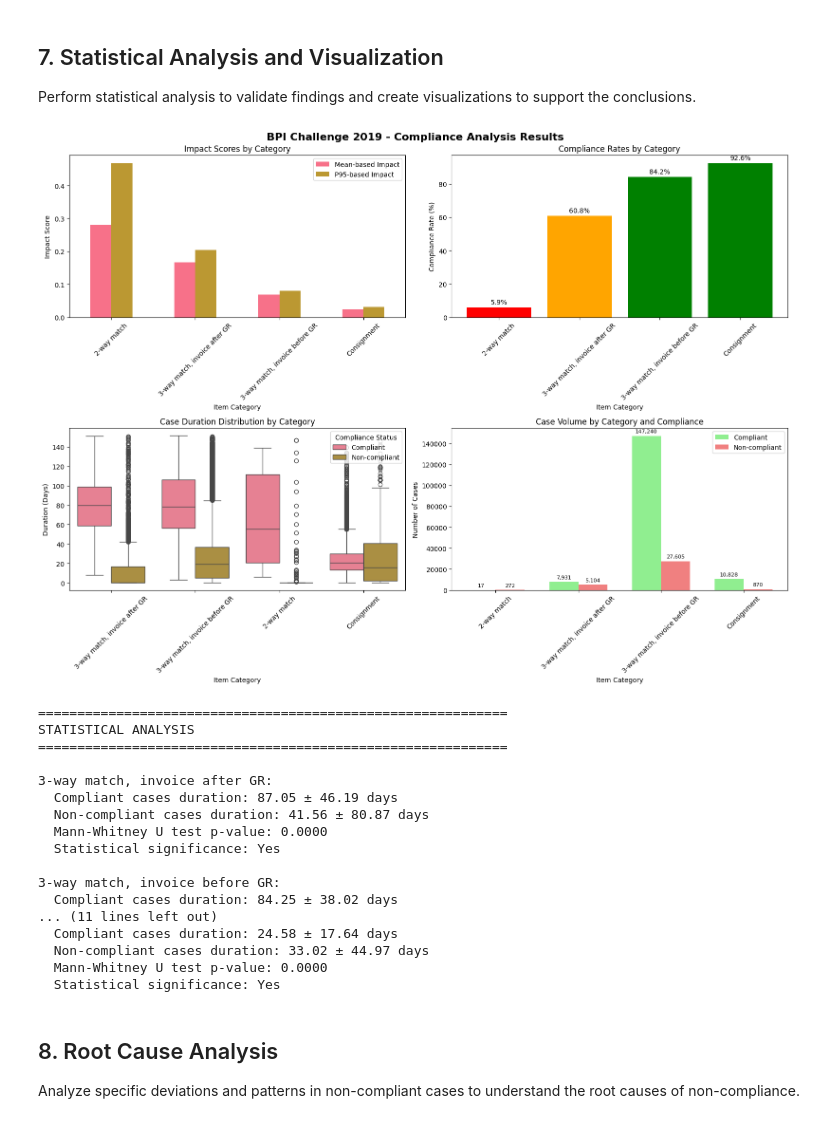
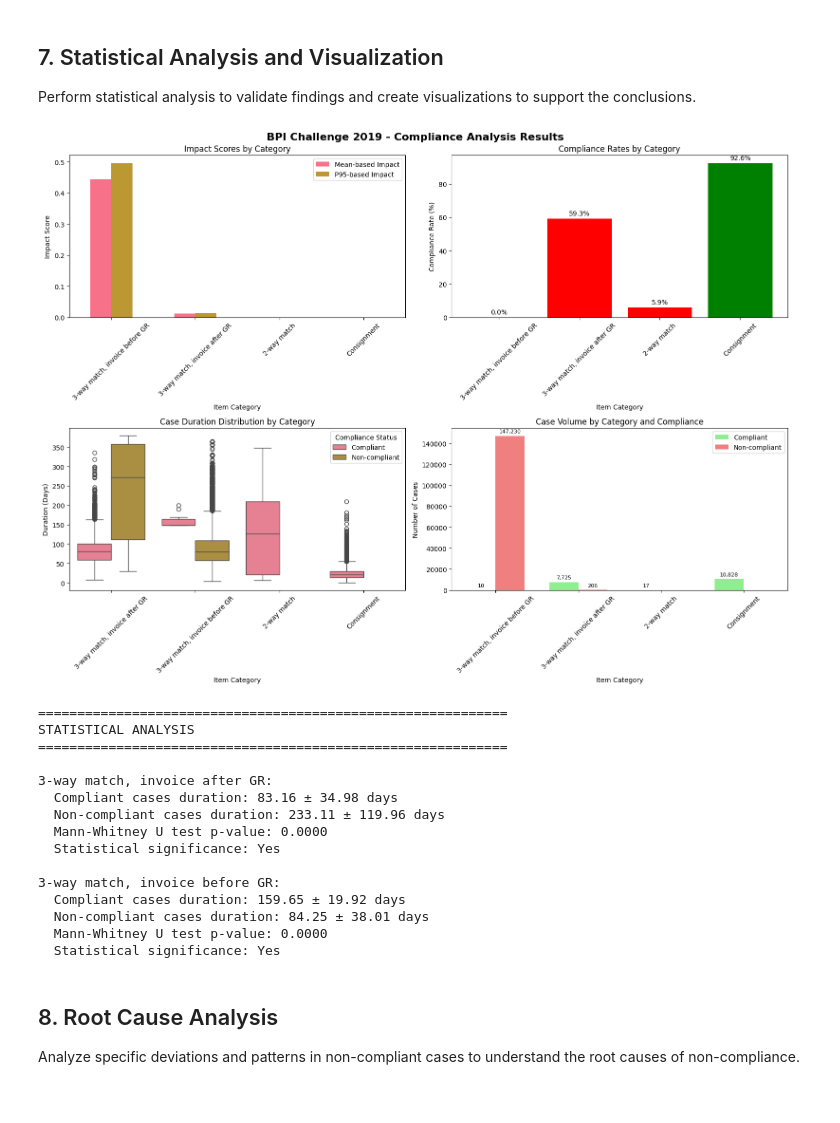
Before and after one commit to F2210/MBI-INFOPROM-Assignment, a Jupyter notebook: compliance_analysis.ipynb, the cells around one changed output. Drawn from its saved outputs; the diff is of its cells as text; code cells hidden in the pictures.

```diff
--- a/compliance_analysis.ipynb
+++ b/compliance_analysis.ipynb
@@ -212,16 +231,25 @@ INFO:__main__:group_consignment: Loaded 870 incomplete cases
 Discover compliant process models for each item category using the Inductive Miner algorithm. These models represent the expected, compliant process flows.
 # %%
 def discover_process_model(log, category_name):
-    """Discover process model using Inductive Miner"""
+    """Discover process model using Inductive Miner Infrequent (IMf)"""
     if log is None or len(log) == 0:
         return None, None, None
 
     try:
-        # Apply Inductive Miner to discover process model
-        process_tree = inductive_miner.apply(log)
+        # Use Inductive Miner Infrequent (IMf) to handle infrequent behavior
+
+        # Apply IMf variant which handles infrequent behavior better
+        process_tree = inductive_miner.apply(
+            log,
+            # variant=inductive_miner.Variants.IMf,
+            # parameters={
+            #     "noise_threshold": 0.1,  # Adjust noise threshold as needed
+            #     "activity_key": ACTIVITY_ATTRIBUTE,
+            # }
+        )
         net, initial_marking, final_marking = pm4py.convert_to_petri_net(process_tree)
 
-        logger.info(f"Discovered process model for {category_name}: {len(net.places)} places, {len(net.transitions)} transitions")
+        logger.info(f"Discovered process model for {category_name} using IMf: {len(net.places)} places, {len(net.transitions)} transitions")
         return net, initial_marking, final_marking
 
     except Exception as e:
@@ -999,10 +1024,13 @@ for category_key, model_info in process_models.items():
             f"{category_name} (Compliant)"
         )
 
-        # Check compliance of incomplete cases against the compliant model
-        incomplete_log = category_logs[category_key]['incomplete']
-        incomplete_result = perform_compliance_checking(
-            incomplete_log,
+        # Check compliance of non-compliant cases against the compliant model
+        non_compliant_log = category_logs[category_key]['non-compliant']
+        if non_compliant_log is None:
+            logger.warning(f"No non-compliant log found for {category_name}, skipping compliance check")
+            continue
+        non_compliant_result = perform_compliance_checking(
+            non_compliant_log,
             model_info['net'],
             model_info['initial_marking'],
             model_info['final_marking'],
@@ -1011,7 +1039,7 @@ for category_key, model_info in process_models.items():
 
         compliance_results[category_key] = {
             'compliant': compliant_result,
-            'incomplete': incomplete_result
+            'non_compliant': non_compliant_result
         }
 
 print("\nCompliance checking completed")
@@ -1040,6 +1174,8 @@ Compliance checking completed
 
 Calculate impact scores using the risk matrix approach: Impact = Occurrence Impact × Throughput Impact
 # %%
+import numpy as np
+
 def calculate_impact_scores(category_logs, all_durations_df, compliance_results):
     """Calculate comprehensive impact scores for each category"""
     impact_scores = []
@@ -1052,7 +1188,9 @@ def calculate_impact_scores(category_logs, all_durations_df, compliance_results)
             continue
 
         # Occurrence Impact: proportion of non-compliant cases
-        occurrence_impact = stats['incomplete_cases'] / stats['total_cases']
+        occurrence_impact = stats['non_compliant_cases'] / stats['total_cases']
+        if occurrence_impact < 0:
+            occurrence_impact = 0
 
         # Throughput Impact: analyze duration differences
         category_durations = all_durations_df[all_durations_df['category'] == category_name]
@@ -1102,7 +1240,7 @@ def calculate_impact_scores(category_logs, all_durations_df, compliance_results)
             'category_key': category_key,
             'total_cases': stats['total_cases'],
             'compliant_cases': stats['compliant_cases'],
-            'noncompliant_cases': stats['incomplete_cases'],
+            'non_compliant_cases': stats['non_compliant_cases'],
             'occurrence_impact': occurrence_impact,
             'mean_duration_days': mean_duration,
             'p95_duration_days': p95_duration,
@@ -1206,6 +1344,8 @@ if not all_durations_df.empty:
     duration_filtered = all_durations_df[all_durations_df['duration_days'] <=
                                        all_durations_df['duration_days'].quantile(0.95)]
 
+    duration_filtered = all_durations_df
+
     sns.boxplot(data=duration_filtered, x='category', y='duration_days',
                 hue='compliance_status', ax=ax3)
     ax3.set_title('Case Duration Distribution by Category')
@@ -1216,7 +1356,7 @@ if not all_durations_df.empty:
 
 # 4. Case Volume Analysis
 ax4 = axes[1, 1]
-case_data = impact_df_sorted[['compliant_cases', 'noncompliant_cases']].values
+case_data = impact_df_sorted[['compliant_cases', 'non_compliant_cases']].values
 categories = impact_df_sorted['category'].values
 
 x = np.arange(len(categories))
@@ -1252,49 +1392,47 @@ print("STATISTICAL ANALYSIS")
 print("="*60)
 
 if not all_durations_df.empty:
     from scipy import stats
 
     # Compare duration distributions between compliant and non-compliant cases
     for category in all_durations_df['category'].unique():
         category_data = all_durations_df[all_durations_df['category'] == category]
 
         compliant_durations = category_data[
             category_data['compliance_status'] == 'Compliant'
         ]['duration_days']
 
         noncompliant_durations = category_data[
             category_data['compliance_status'] == 'Non-compliant'
         ]['duration_days']
 
         if len(compliant_durations) > 0 and len(noncompliant_durations) > 0:
             # Mann-Whitney U test (non-parametric)
             statistic, p_value = stats.mannwhitneyu(
                 noncompliant_durations, compliant_durations,
                 alternative='two-sided'
             )
 
             print(f"\n{category}:")
             print(f"  Compliant cases duration: {compliant_durations.mean():.2f} ± {compliant_durations.std():.2f} days")
             print(f"  Non-compliant cases duration: {noncompliant_durations.mean():.2f} ± {noncompliant_durations.std():.2f} days")
             print(f"  Mann-Whitney U test p-value: {p_value:.4f}")
             print(f"  Statistical significance: {'Yes' if p_value < 0.05 else 'No'}")
 # %% [output]
-[figure, old version]
+[figure, new version]
 ============================================================
 STATISTICAL ANALYSIS
 ============================================================
 
 3-way match, invoice after GR:
-  Compliant cases duration: 87.05 ± 46.19 days
-  Non-compliant cases duration: 41.56 ± 80.87 days
+  Compliant cases duration: 83.16 ± 34.98 days
+  Non-compliant cases duration: 233.11 ± 119.96 days
   Mann-Whitney U test p-value: 0.0000
   Statistical significance: Yes
 
 3-way match, invoice before GR:
-  Compliant cases duration: 84.25 ± 38.02 days
-... (11 lines left out)
-  Compliant cases duration: 24.58 ± 17.64 days
-  Non-compliant cases duration: 33.02 ± 44.97 days
+  Compliant cases duration: 159.65 ± 19.92 days
+  Non-compliant cases duration: 84.25 ± 38.01 days
   Mann-Whitney U test p-value: 0.0000
   Statistical significance: Yes
 # %% [markdown]
```
Also changed, not shown: parts of 14 cells of this notebook, 2 other files.
